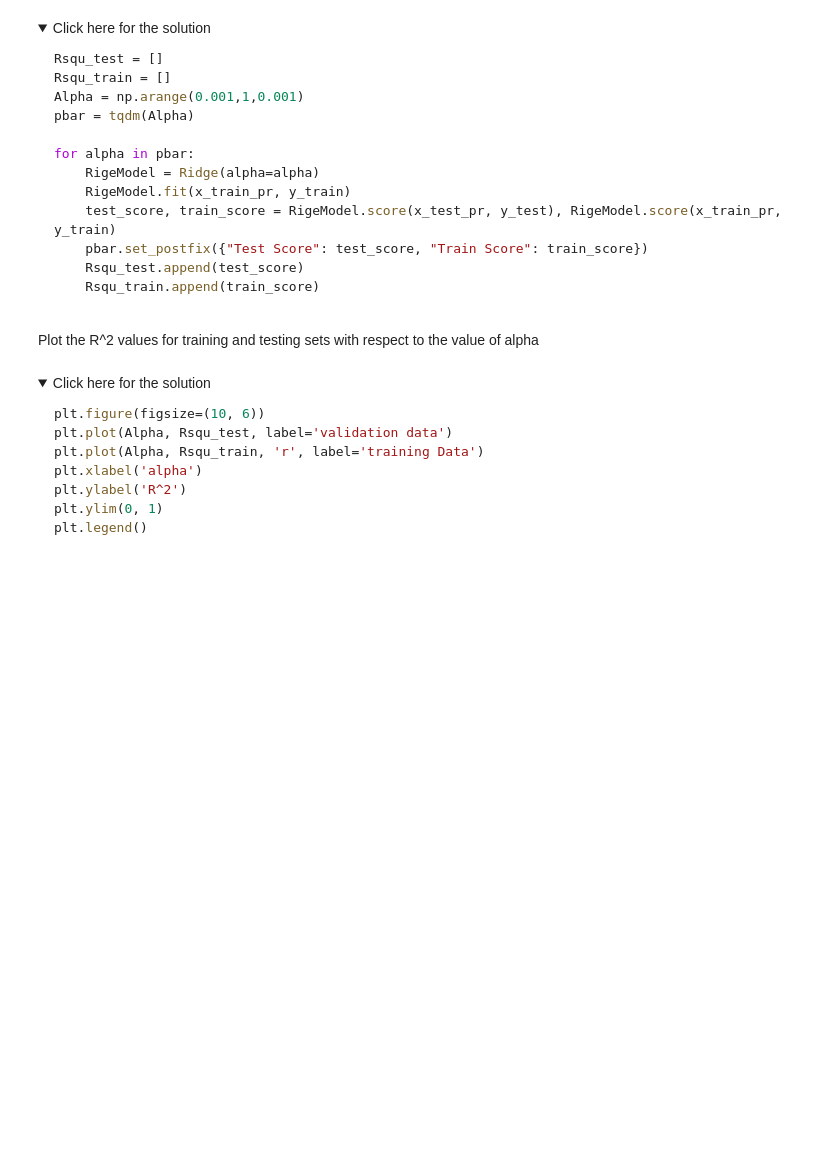
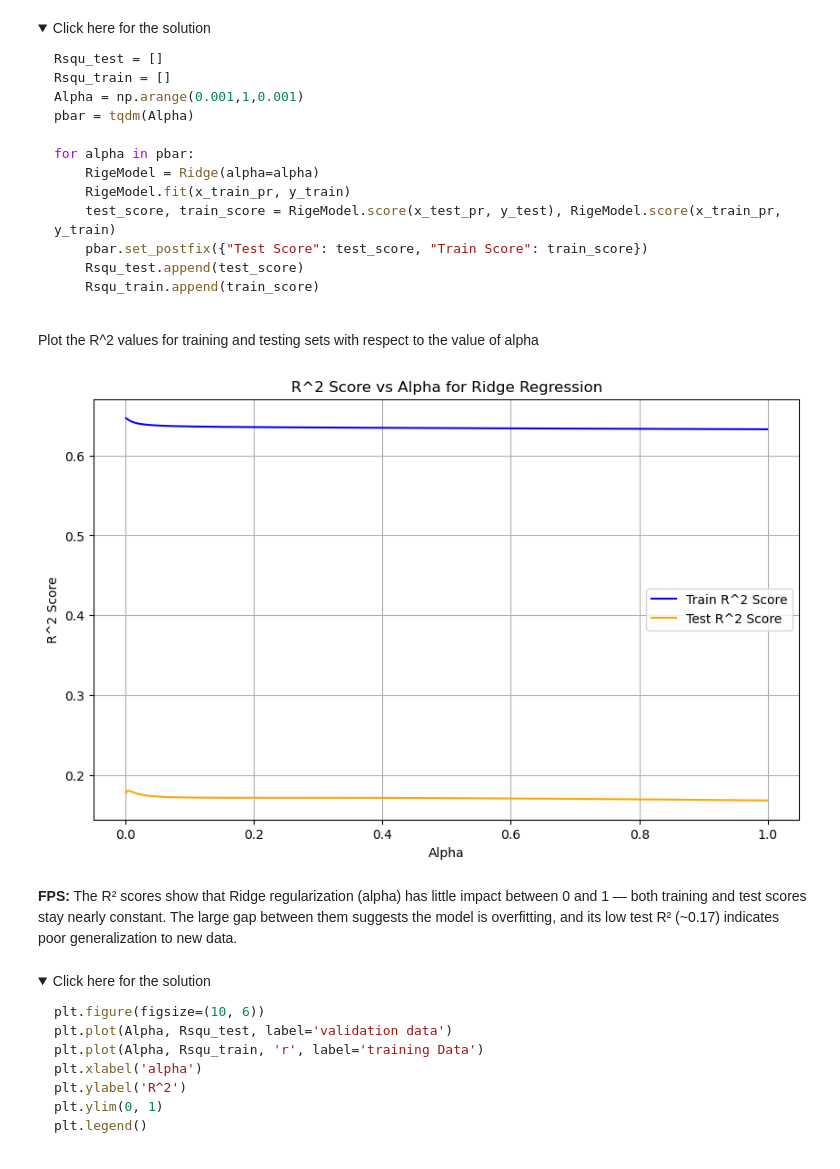
Before and after one commit to fps1001/Data-Analysis-with-Python-Coursera, a Jupyter notebook: M5 - Model Evaluation and Refinement - Laptop/practice_model_evaluation.jupyterlite.ipynb, the cells around one changed output. Drawn from its saved outputs; the diff is of its cells as text; code cells hidden in the pictures; folded sections open; blank space fills up the shorter version.

```diff
--- a/M5 - Model Evaluation and Refinement - Laptop/practice_model_evaluation.jupyterlite.ipynb
+++ b/M5 - Model Evaluation and Refinement - Laptop/practice_model_evaluation.jupyterlite.ipynb
@@ -254,3 +271,10 @@ Now consider that you have multiple features, i.e. 'CPU_frequency', 'RAM_GB', 'S
+# %%
+# Features:
+features = ['CPU_frequency', 'RAM_GB', 'Storage_GB_SSD', 'CPU_core', 'OS', 'GPU', 'Category']
+# Train the model with all features
+pr1 = PolynomialFeatures(degree=2)
+x_train_poly = pr1.fit_transform(x_train[features])
+x_test_poly = pr1.fit_transform(x_test[features])
 # %% [markdown]
 <details><summary>Click here for the solution</summary>
 
@@ -269,3 +291,14 @@ Create a list of all Ridge Regression R^2 scores for training and testing data.
+# %%
+Alpha = np.arange(0.001,1,0.001)
+pbar = tqdm(Alpha) # progress bar
+ridge_test_scores = []
+ridge_train_scores = []
+for a in pbar:
+    ridge_model = Ridge(alpha=a)
+    ridge_model.fit(x_train_poly, y_train)
+    ridge_test_scores.append(ridge_model.score(x_test_poly, y_test))
+    ridge_train_scores.append(ridge_model.score(x_train_poly, y_train))
+    pbar.set_description(f'Alpha: {a:.3f}, Train R^2: {ridge_train_scores[-1]:.4f}, Test R^2: {ridge_test_scores[-1]:.4f}')
 # %% [markdown]
 <details><summary>Click here for the solution</summary>
 
@@ -292,3 +323,18 @@ Plot the R^2 values for training and testing sets with respect to the value of a
+# %%
+# Plotting the R^2 values for testing and training sets against alpha values
+plt.figure(figsize=(10, 6))
+plt.plot(Alpha, ridge_train_scores, label='Train R^2 Score', color='blue')
+plt.plot(Alpha, ridge_test_scores, label='Test R^2 Score', color='orange')
+plt.title('R^2 Score vs Alpha for Ridge Regression')
+plt.xlabel('Alpha')
+plt.ylabel('R^2 Score')
+plt.legend()
+plt.grid()
+plt.show()
+# %% [output]
+[figure, added]
+# %% [markdown]
+**FPS:** The R² scores show that Ridge regularization (alpha) has little impact between 0 and 1 — both training and test scores stay nearly constant. The large gap between them suggests the model is overfitting, and its low test R² (~0.17) indicates poor generalization to new data.
 # %% [markdown]
 <details><summary>Click here for the solution</summary>
 
```
Also changed, not shown: parts of 14 cells of this notebook, 1 other file.
